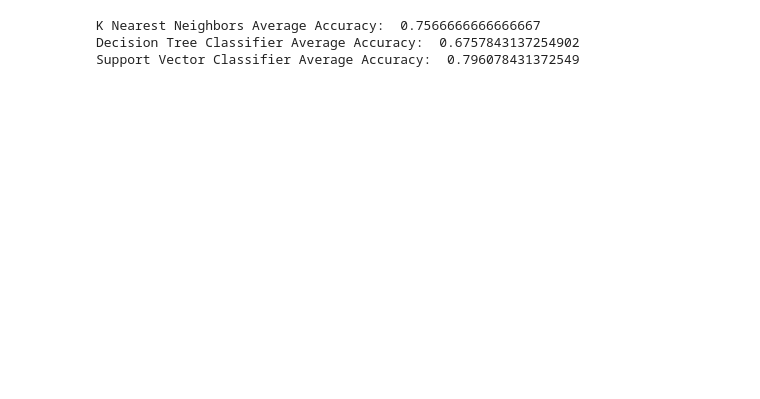
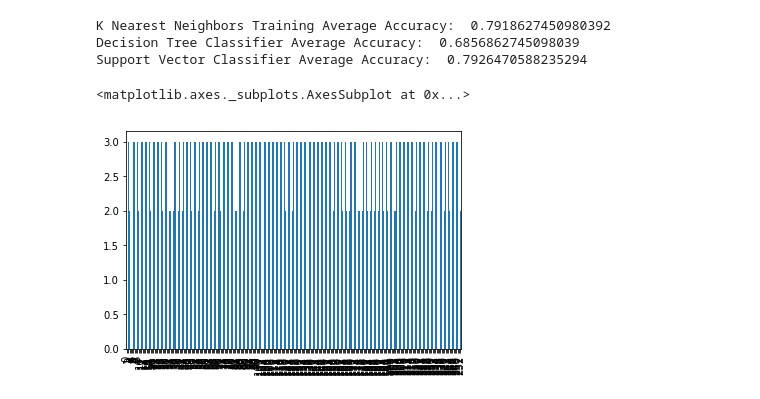
Before and after one commit to ChaseGould/MachineLearningStudentSleep, a Jupyter notebook: Student_Sleep_KNN.ipynb, the cells around one changed output. Cells and saved outputs as stored; diff of their text form; code cells hidden in the pictures; blank space fills up the shorter version.

```diff
--- a/Student_Sleep_KNN.ipynb
+++ b/Student_Sleep_KNN.ipynb
@@ -54,0 +16,6 @@ df.corr()
+# %%
+#drop categorical features that already have a numeric represenation
+df = df.drop(['DepressionStatus', 'AnxietyStatus'],1)
+#dop correlated features
+df = df.drop(['DepressionScore','AnxietyScore','DASScore'],1)
+print(df)
@@ -54,0 +48,4 @@ df.corr()
+# %%
+#only keep the features with correlations >= 0.1 with gpa
+newdf = df[['Gender','ClassYear','GPA','ClassesMissed','CognitionZscore','StressScore','WeekdayBed',
+'WeekdayRise','WeekendBed','WeekendRise']]
@@ -57,11 +62,11 @@ df.corr()
 #make 2 df one with a categorical feature and one with a continuous value.
 #loop through gpa to convert it to categorical
 for i in range(0,253):
-    if (df.at[i,'GPA'] >= 0.0) & (df.at[i,'GPA'] < 1.0):
-       df.set_value(i, "GPA", int(0))
-    elif (df.at[i,'GPA'] >= 1.0) & (df.at[i,'GPA'] <2.0):
-        df.set_value(i, "GPA", int(1))
-    elif (df.at[i,'GPA'] >= 2.0) & (df.at[i,'GPA'] <3.0):
-        df.set_value(i, "GPA", int(2))
+    if (newdf.at[i,'GPA'] >= 0.0) & (newdf.at[i,'GPA'] < 1.0):
+       newdf.set_value(i, "GPA", int(0))
+    elif (newdf.at[i,'GPA'] >= 1.0) & (newdf.at[i,'GPA'] <2.0):
+        newdf.set_value(i, "GPA", int(1))
+    elif (newdf.at[i,'GPA'] >= 2.0) & (newdf.at[i,'GPA'] <3.0):
+        newdf.set_value(i, "GPA", int(2))
     else:
-        df.set_value(i, "GPA", int(3))
+        newdf.set_value(i, "GPA", int(3))
@@ -102,7 +86,7 @@ clf3acc = []
 for i in range(0,100):
     x_train, x_test, y_train, y_test = train_test_split(x,y,test_size = 0.4)
 
-    clf1 = neighbors.KNeighborsClassifier()
+    clf1 = neighbors.KNeighborsClassifier(25)
     clf1.fit(x_train, y_train)
     accuracy = clf1.score(x_test, y_test)
     clf1acc.append(accuracy)
@@ -118,10 +102,10 @@ for i in range(0,100):
     accuracy = clf3.score(x_test, y_test)
     clf3acc.append(accuracy)
 
-print('K Nearest Neighbors Average Accuracy: ', mean(clf1acc))
+print('K Nearest Neighbors Training Average Accuracy: ', mean(clf1acc))
 print('Decision Tree Classifier Average Accuracy: ', mean(clf2acc))
 print('Support Vector Classifier Average Accuracy: ', mean(clf3acc))
 # %% [output]
-K Nearest Neighbors Average Accuracy:  0.7566666666666667
-Decision Tree Classifier Average Accuracy:  0.6757843137254902
-Support Vector Classifier Average Accuracy:  0.796078431372549
+K Nearest Neighbors Training Average Accuracy:  0.7918627450980392
+Decision Tree Classifier Average Accuracy:  0.6856862745098039
+Support Vector Classifier Average Accuracy:  0.7926470588235294
@@ -130,3 +112,9 @@ x_train, x_test, y_train, y_test = train_test_split(x,y,test_size = 0.4)
+# %%
+plt.figuresize=(100,100)
+newdf['GPA'].plot.bar()
+# %% [output]
+<matplotlib.axes._subplots.AxesSubplot at 0x...>
+[figure, added]
 # %%
 '''
 function calls for other algorithms!
```
Also changed, not shown: parts of 10 cells of this notebook, 1 other file.
